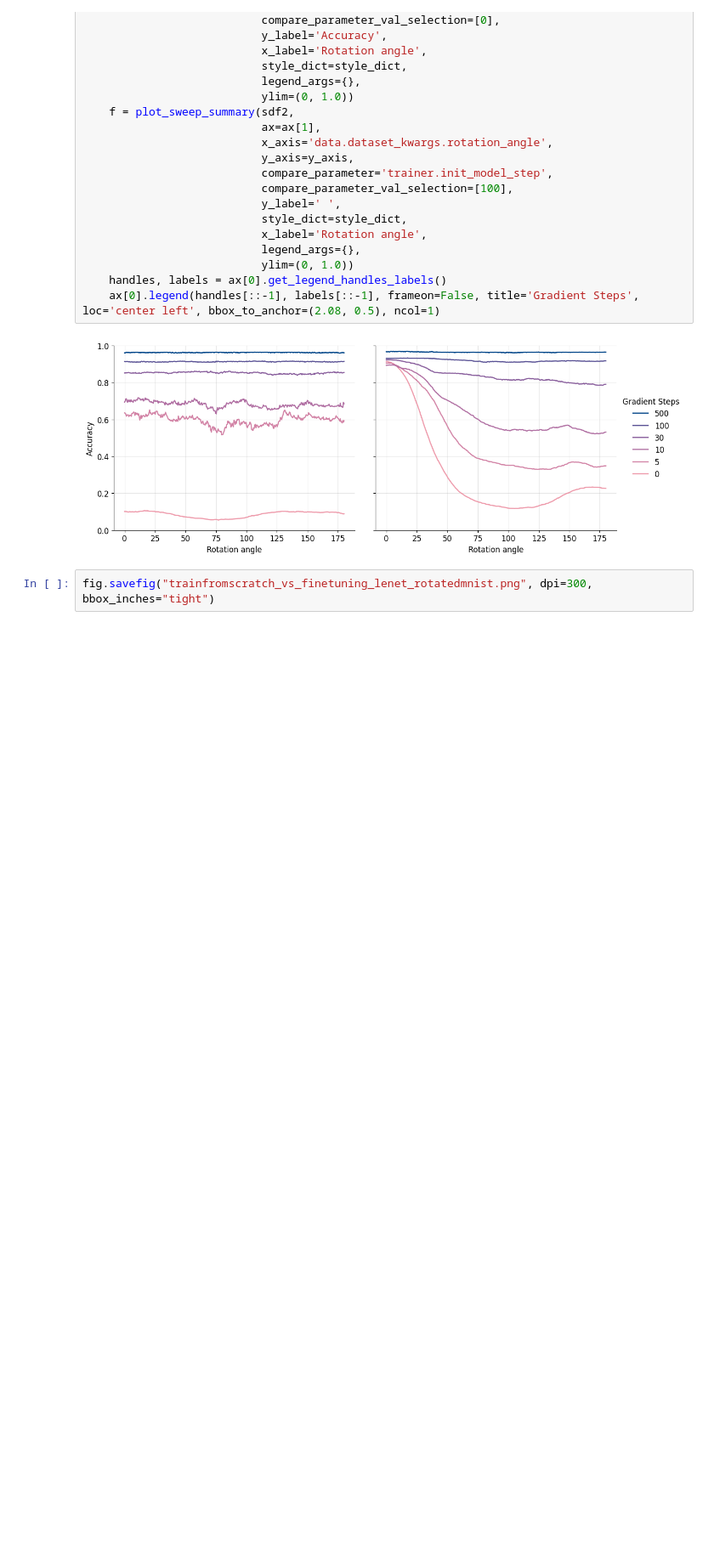
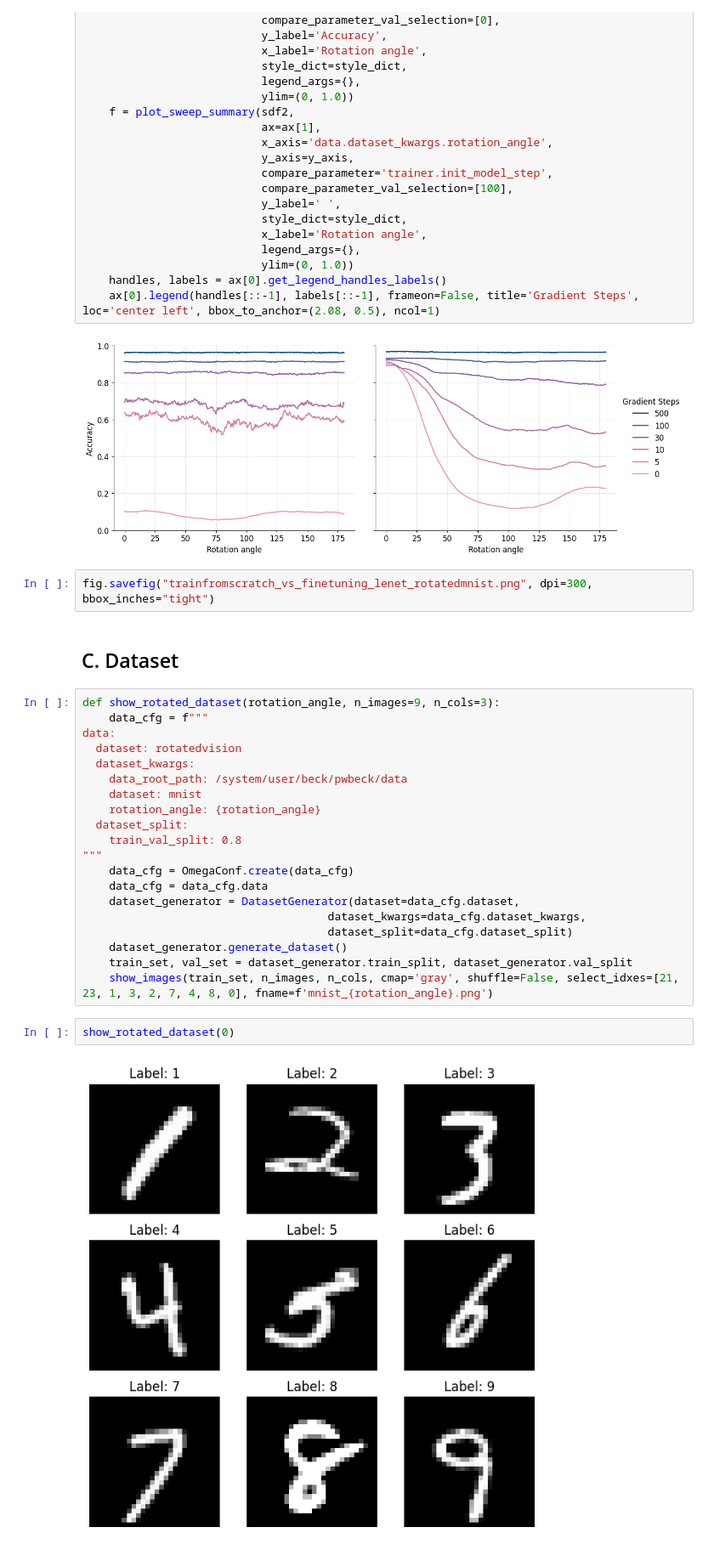
Before and after one commit to maximilianmbeck/lfmd_notebooks, a Jupyter notebook: lfmd_notebooks/11.7.1-mnist_lenet_rotatedtasks.ipynb, the cells around one changed output. Shown at 85% size. Saved outputs shown, nothing was run; the diff lists cells and outputs as text; blank space fills up the shorter version.

```diff
--- a/lfmd_notebooks/11.7.1-mnist_lenet_rotatedtasks.ipynb
+++ b/lfmd_notebooks/11.7.1-mnist_lenet_rotatedtasks.ipynb
@@ -256,3 +279,29 @@ with mpl.rc_context({
 [figure]
 # %%
 fig.savefig("trainfromscratch_vs_finetuning_lenet_rotatedmnist.png", dpi=300, bbox_inches="tight")
+# %% [markdown]
+## C. Dataset
+# %%
+def show_rotated_dataset(rotation_angle, n_images=9, n_cols=3):
+    data_cfg = f"""
+data:
+  dataset: rotatedvision
+  dataset_kwargs:
+    data_root_path: /system/user/beck/pwbeck/data
+    dataset: mnist
+    rotation_angle: {rotation_angle}
+  dataset_split:
+    train_val_split: 0.8
+"""
+    data_cfg = OmegaConf.create(data_cfg)
+    data_cfg = data_cfg.data
+    dataset_generator = DatasetGenerator(dataset=data_cfg.dataset,
+                                     dataset_kwargs=data_cfg.dataset_kwargs,
+                                     dataset_split=data_cfg.dataset_split)
+    dataset_generator.generate_dataset()
+    train_set, val_set = dataset_generator.train_split, dataset_generator.val_split
+    show_images(train_set, n_images, n_cols, cmap='gray', shuffle=False, select_idxes=[21, 23, 1, 3, 2, 7, 4, 8, 0], fname=f'mnist_{rotation_angle}.png')
+# %%
+show_rotated_dataset(0)
+# %% [output]
+[figure, added]
```
Also changed, not shown: parts of 6 cells of this notebook, 3 other files.
